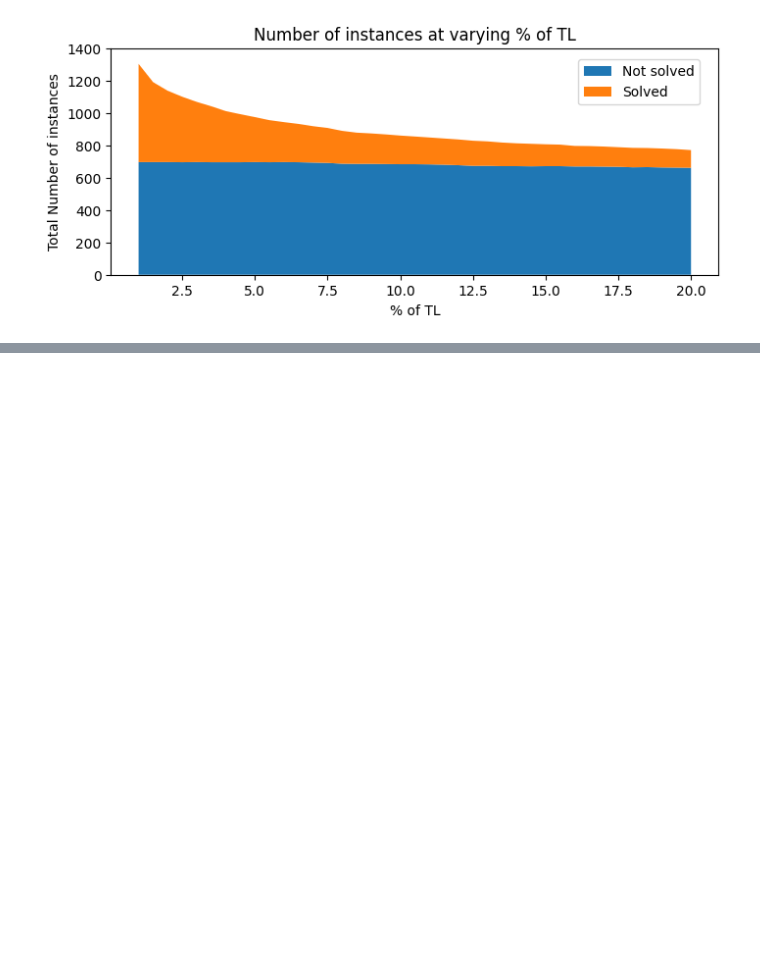
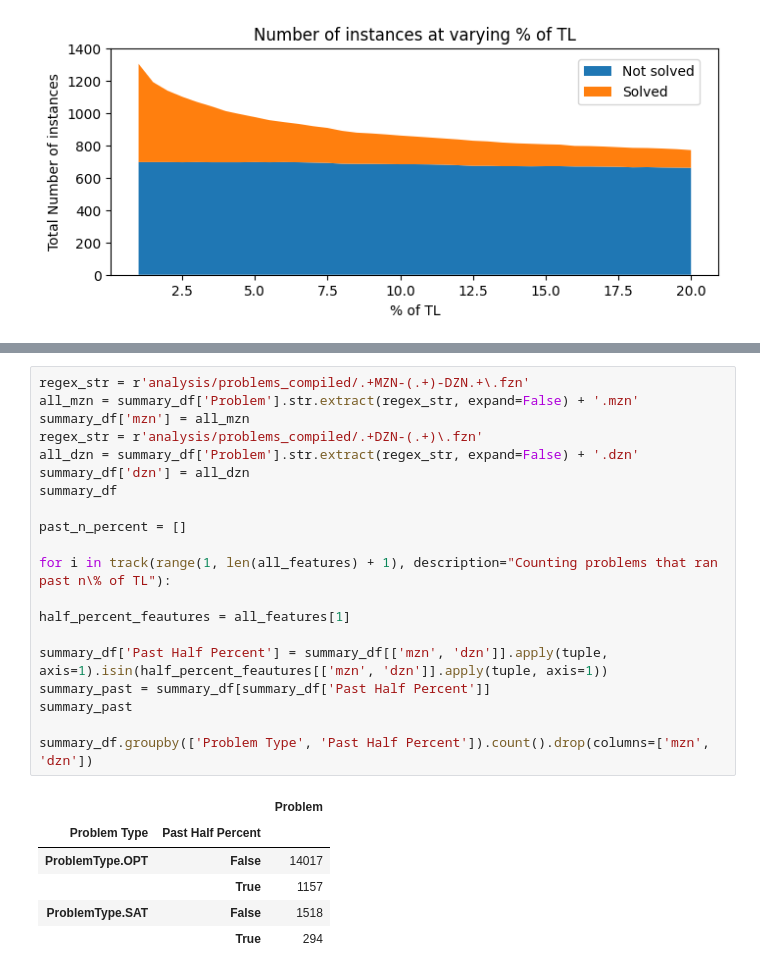
Before and after one commit to IDMP-B-2022/done-soon, a Jupyter notebook: notebooks/plots.ipynb, the cells around one changed output, grey strips where cells are left out. Saved outputs shown, nothing was run; the diff lists cells and outputs as text; blank space fills up the shorter version.

```diff
--- a/notebooks/plots.ipynb
+++ b/notebooks/plots.ipynb
@@ -426,0 +480,27 @@ tikzplotlib.save("class_balance_over_time.tex", axis_width="0.9\\textwidth", axi
+# %%
+regex_str = r'analysis/problems_compiled/.+MZN-(.+)-DZN.+\.fzn'
+all_mzn = summary_df['Problem'].str.extract(regex_str, expand=False) + '.mzn'
+summary_df['mzn'] = all_mzn
+regex_str = r'analysis/problems_compiled/.+DZN-(.+)\.fzn'
+all_dzn = summary_df['Problem'].str.extract(regex_str, expand=False) + '.dzn'
+summary_df['dzn'] = all_dzn
+summary_df
+
+past_n_percent = []
+
+for i in track(range(1, len(all_features) + 1), description="Counting problems that ran past n\% of TL"):
+
+half_percent_feautures = all_features[1]
+
+summary_df['Past Half Percent'] = summary_df[['mzn', 'dzn']].apply(tuple, axis=1).isin(half_percent_feautures[['mzn', 'dzn']].apply(tuple, axis=1))
+summary_past = summary_df[summary_df['Past Half Percent']]
+summary_past
+
+summary_df.groupby(['Problem Type', 'Past Half Percent']).count().drop(columns=['mzn', 'dzn'])
+# %% [output]
+|  |  | Problem |
+| Problem Type | Past Half Percent |  |
+| ProblemType.OPT | False | 14017 |
+|  | True | 1157 |
+| ProblemType.SAT | False | 1518 |
+|  | True | 294 |
```
Also changed, not shown: parts of 8 cells of this notebook, 5 other files.
